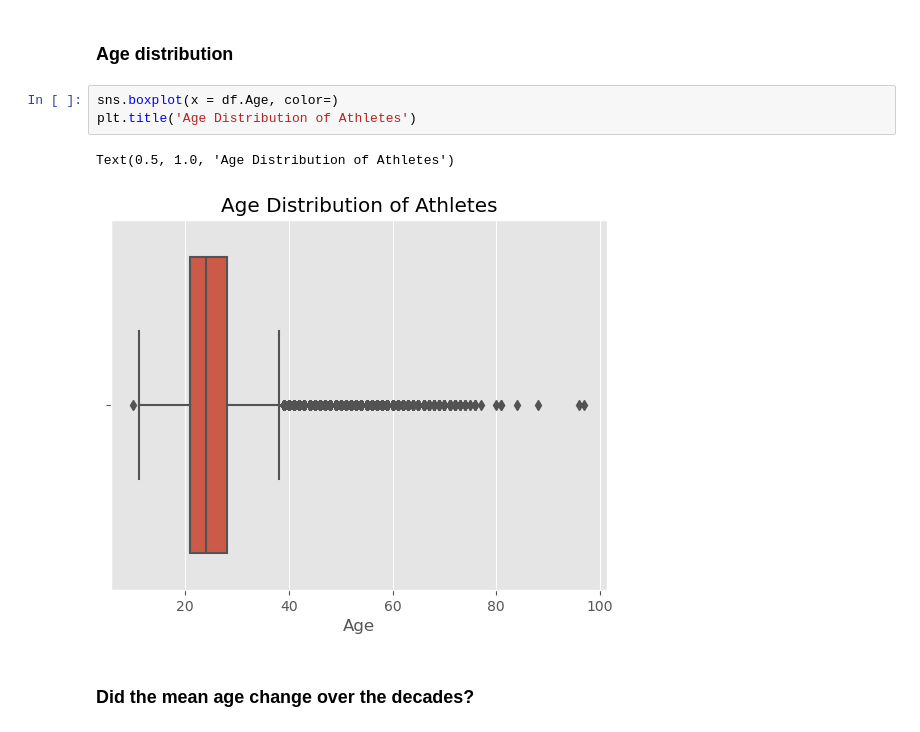
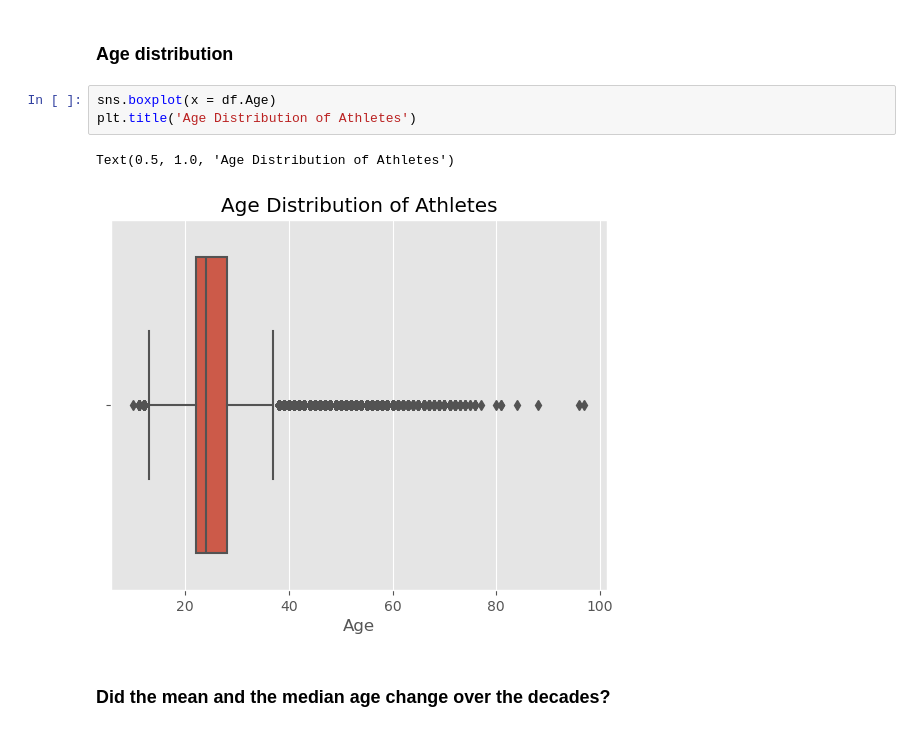
Before and after one commit to njuliann/athlete_events, a Jupyter notebook: tidy_athletes.ipynb, the cells around one changed output. Drawn from its saved outputs; the diff is of its cells as text.

```diff
--- a/tidy_athletes.ipynb
+++ b/tidy_athletes.ipynb
@@ -183,10 +202,10 @@ df.Sex.value_counts().plot(kind = 'bar', title = 'Athlete Gender Distribution',
 # %% [markdown]
 ### Age distribution
 # %%
-sns.boxplot(x = df.Age, color=)
+sns.boxplot(x = df.Age)
 plt.title('Age Distribution of Athletes')
 # %% [output]
 Text(0.5, 1.0, 'Age Distribution of Athletes')
-[figure, old version]
+[figure, new version]
 # %% [markdown]
-### Did the mean age change over the decades?
+### Did the mean and the median age change over the decades?
```
Also changed, not shown: parts of 18 cells of this notebook.
